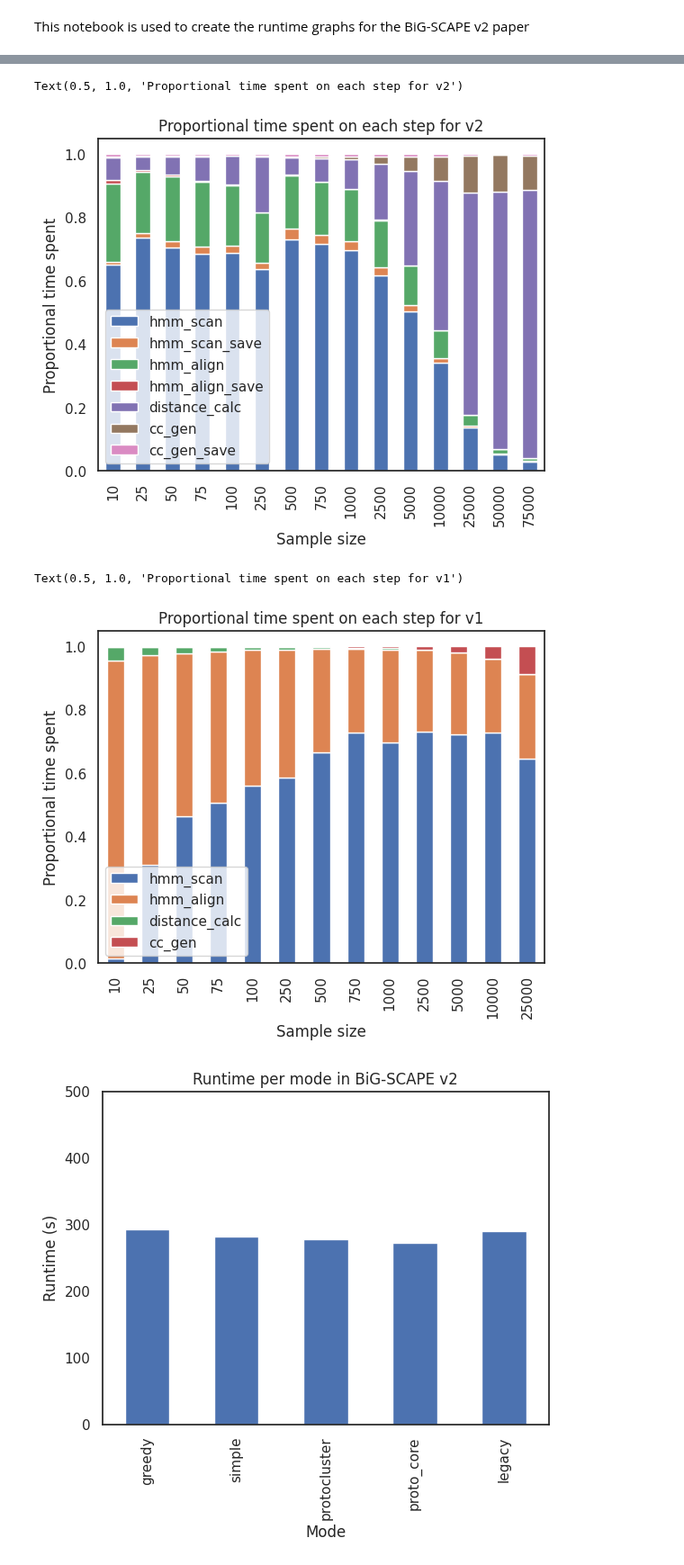
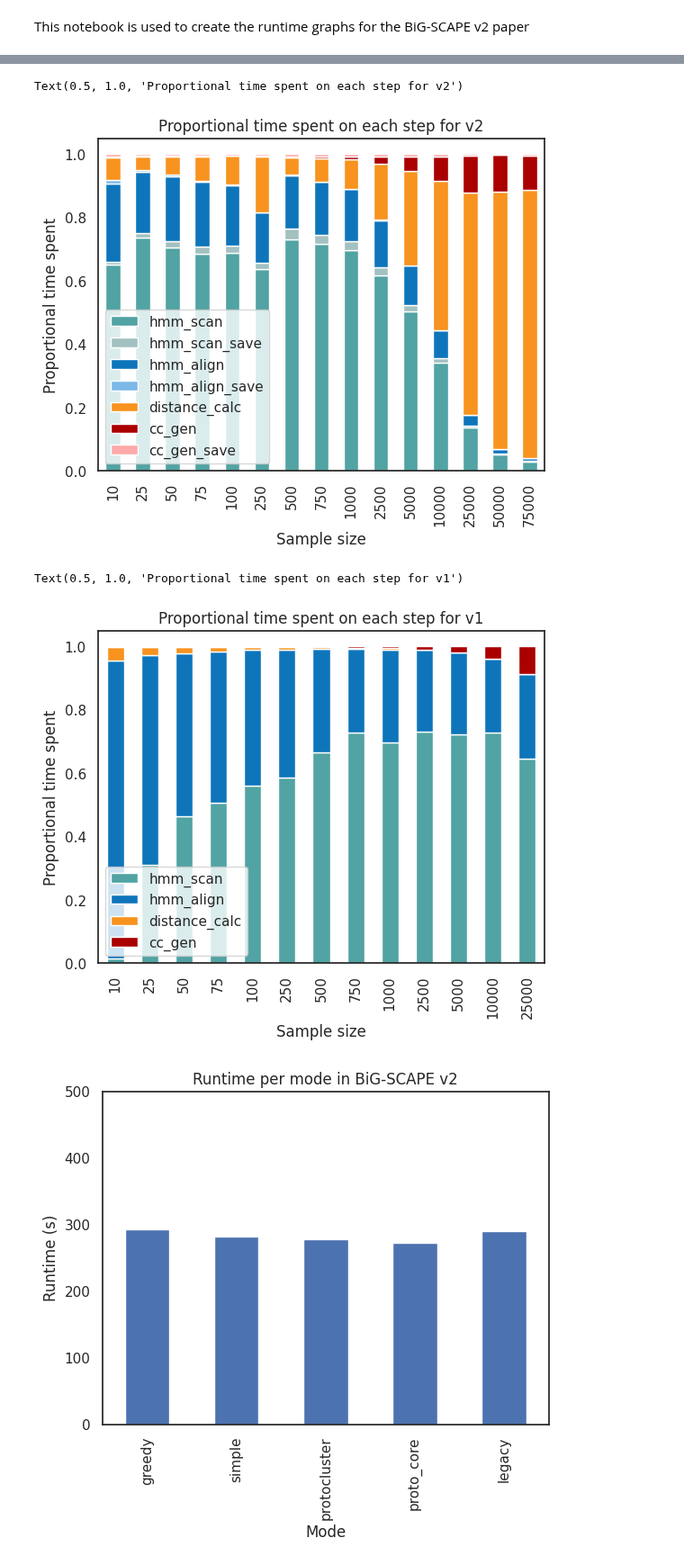
Before and after one commit to adraismawur/bigscape-v2-notebooks, a Jupyter notebook: runtimes.ipynb, the cells around one changed output, grey strips where cells are left out. Shown at 90% size. Saved outputs shown, nothing was run; the diff lists cells and outputs as text; code cells hidden in the pictures.

```diff
--- a/runtimes.ipynb
+++ b/runtimes.ipynb
@@ -92,19 +92,34 @@ Text(0.5, 1.0, 'Runtime for sample sizes <= 5000')
 # %%
-prop_time_plot_v2 = bigscape_v2_avg_prop.plot(kind='bar', stacked=True)
+v2_prop_time_colors = [
+    COLORS["bigscape_blue"],
+    COLORS["bigscape_blue_pale"],
+    COLORS["dark_blue"],
+    COLORS["light_blue"],
+    COLORS["orange_i_found_on_bigscape_image"],
+    COLORS["antismash_red"],
+    COLORS["antismash_red_pale"]
+]
+prop_time_plot_v2 = bigscape_v2_avg_prop.plot(kind='bar', stacked=True, color=v2_prop_time_colors)
 prop_time_plot_v2.set_xlabel("Sample size")
 prop_time_plot_v2.set_ylabel("Proportional time spent")
 plt.title("Proportional time spent on each step for v2")
 # %% [output]
 Text(0.5, 1.0, 'Proportional time spent on each step for v2')
-[figure, old version]
+[figure, new version]
 # %%
-prop_time_plot_v1 = bigscape_v1_avg_prop.plot(kind='bar', stacked=True)
+v1_prop_time_colors = [
+    COLORS["bigscape_blue"],
+    COLORS["dark_blue"],
+    COLORS["orange_i_found_on_bigscape_image"],
+    COLORS["antismash_red"]
+]
+prop_time_plot_v1 = bigscape_v1_avg_prop.plot(kind='bar', stacked=True, color=v1_prop_time_colors)
 prop_time_plot_v1.set_xlabel("Sample size")
 prop_time_plot_v1.set_ylabel("Proportional time spent")
 plt.title("Proportional time spent on each step for v1")
 # %% [output]
 Text(0.5, 1.0, 'Proportional time spent on each step for v1')
-[figure, old version]
+[figure, new version]
 # %%
 # bar chart for the modes
 mode_totals.plot(kind='bar')
```
Also changed, not shown: parts of 4 cells of this notebook.
